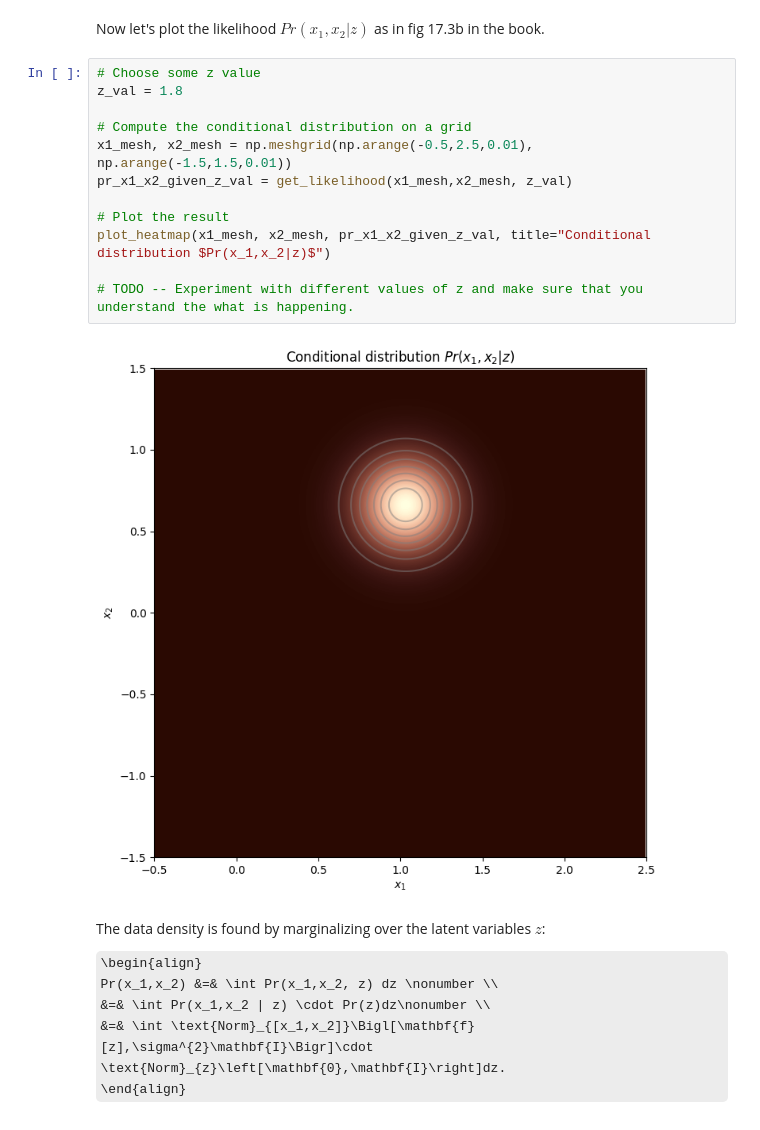
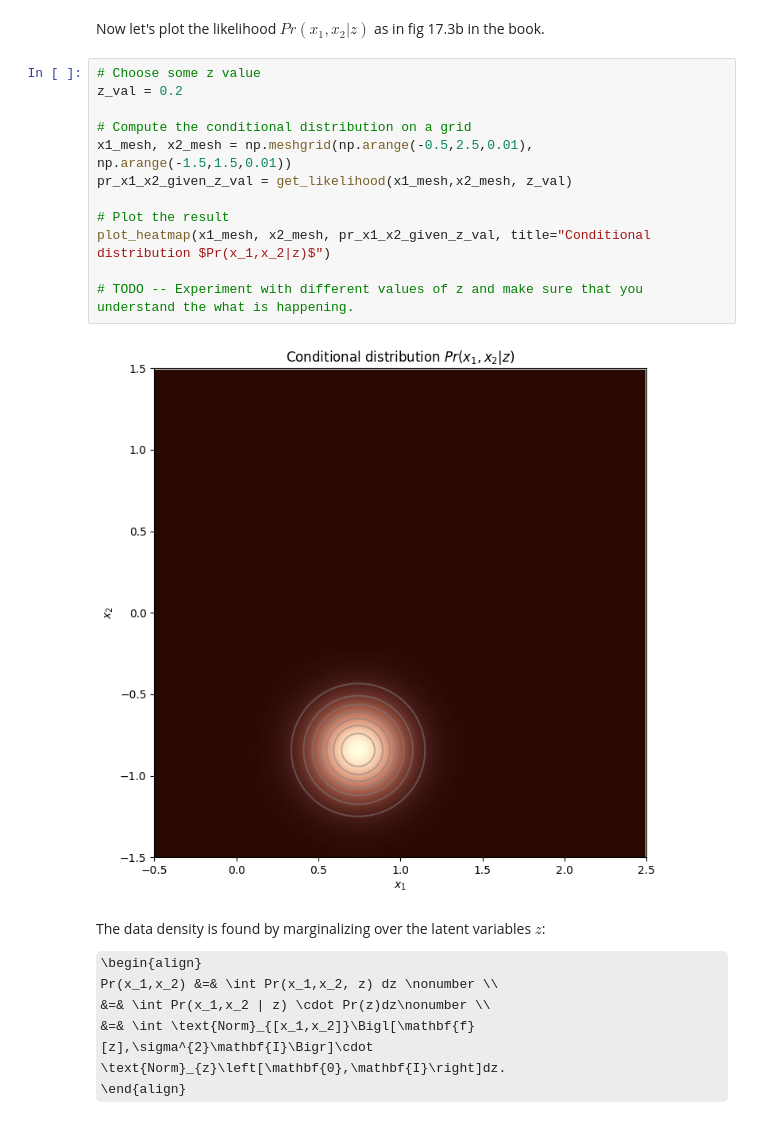
Before and after one commit to ouafi98/Understand-Deep-Learning-Book, a Jupyter notebook: Notebooks/Chap17/17_1_Latent_Variable_Models.ipynb, the cells around one changed output. Cells and saved outputs as stored; diff of their text form; some formulas as TeX source.

```diff
--- a/Notebooks/Chap17/17_1_Latent_Variable_Models.ipynb
+++ b/Notebooks/Chap17/17_1_Latent_Variable_Models.ipynb
@@ -112,18 +112,18 @@ def get_likelihood(x1_mesh, x2_mesh, z_val):
 Now let's plot the likelihood $Pr(x_1,x_2|z)$ as in fig 17.3b in the book.
 # %%
 # Choose some z value
-z_val = 1.8
+z_val = 0.2
 
 # Compute the conditional distribution on a grid
 x1_mesh, x2_mesh = np.meshgrid(np.arange(-0.5,2.5,0.01), np.arange(-1.5,1.5,0.01))
 pr_x1_x2_given_z_val = get_likelihood(x1_mesh,x2_mesh, z_val)
 
 # Plot the result
 plot_heatmap(x1_mesh, x2_mesh, pr_x1_x2_given_z_val, title="Conditional distribution $Pr(x_1,x_2|z)$")
 
 # TODO -- Experiment with different values of z and make sure that you understand the what is happening.
 # %% [output]
-[figure, old version]
+[figure, new version]
 # %% [markdown]
 The data density is found by marginalizing over the latent variables $z$:
 
```
Also changed, not shown: parts of 4 cells of this notebook.
